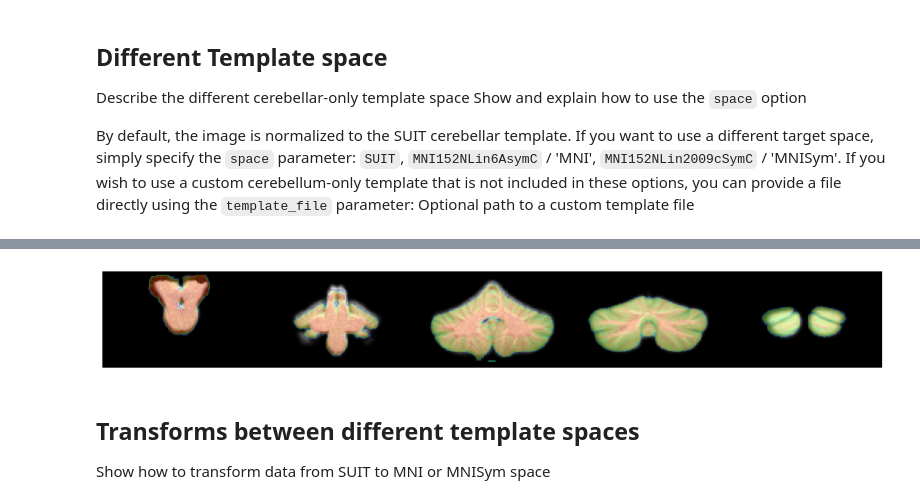
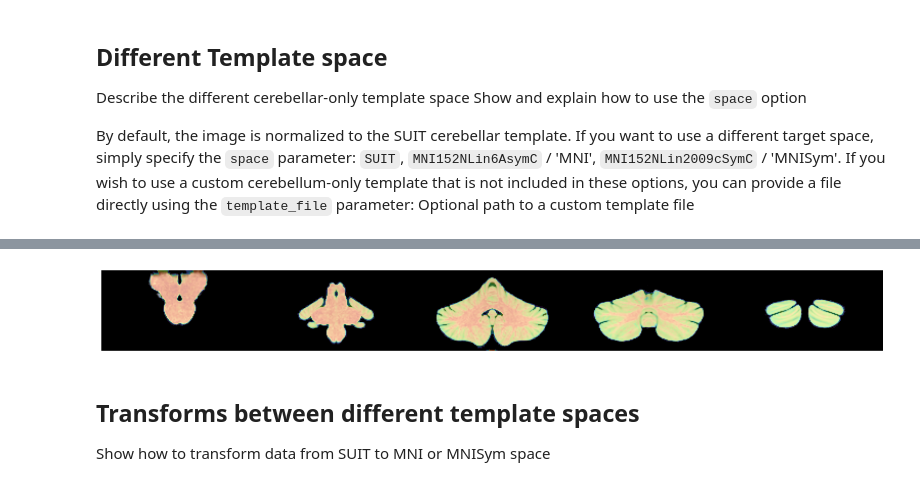
Before and after one commit to DiedrichsenLab/SUITPy, a Jupyter notebook: docs/source/tutorials/3.normalize_example.ipynb, the cells around one changed output, grey strips where cells are left out. Cells and saved outputs as stored; diff of their text form; code cells hidden in the pictures.

```diff
--- a/docs/source/tutorials/3.normalize_example.ipynb
+++ b/docs/source/tutorials/3.normalize_example.ipynb
@@ -51,4 +51,4 @@ If you wish to use a custom cerebellum-only template that is not included in the
 mytx = normalize(source_file = 'anatomical_sess-01.nii',
                  mask_file = 'anatomical_sess-01_cerebellum_dseg.nii.gz',
                  space = 'MNISym',
-                 verbose = True)
+                 verbose = False)
@@ -76,8 +55,8 @@ mytx
 # %%
 # The normalized image in MNI152NLin2009cSymC space, not SUIT space
 import ants
 w_anat_img = ants.image_read(mytx['normalized_file'])
-template_img = ants.image_read('/Users/wangyaping/Documents/GitHub/SUITPy/SUITPy/templates//tpl-SUIT_T1w.nii.gz')
+template_img = ants.image_read('SUITPy/templates/tpl-MNI152NLin2009cSymC_T1w.nii.gz')
 ants.plot(template_img, overlay=w_anat_img, axis=1, nslices=5, overlay_alpha=0.4)
 # %% [output]
-[figure, old version]
+[figure, new version]
```
Also changed, not shown: parts of 7 cells of this notebook.
